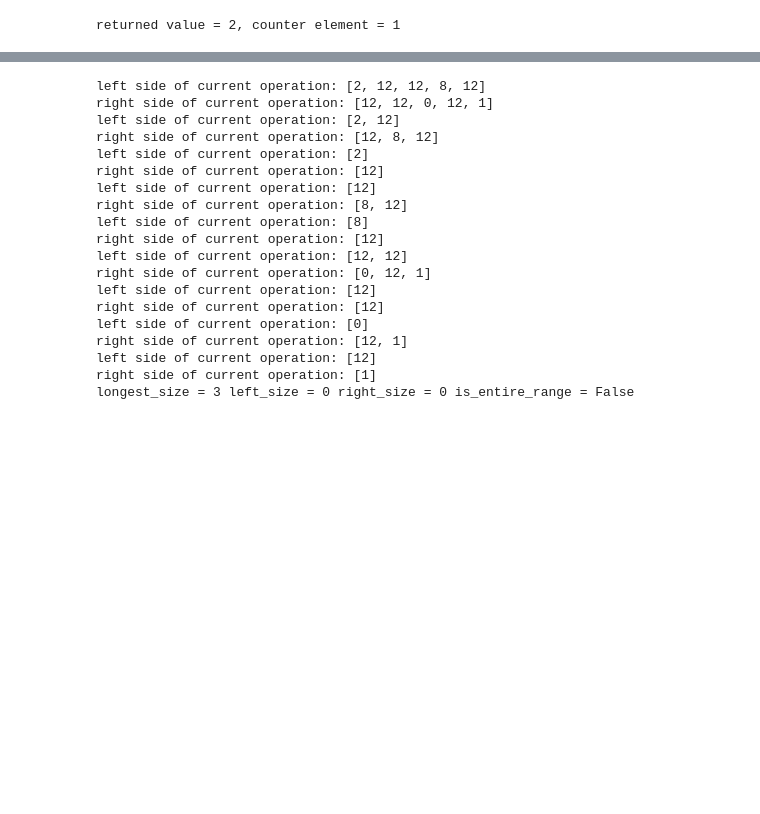
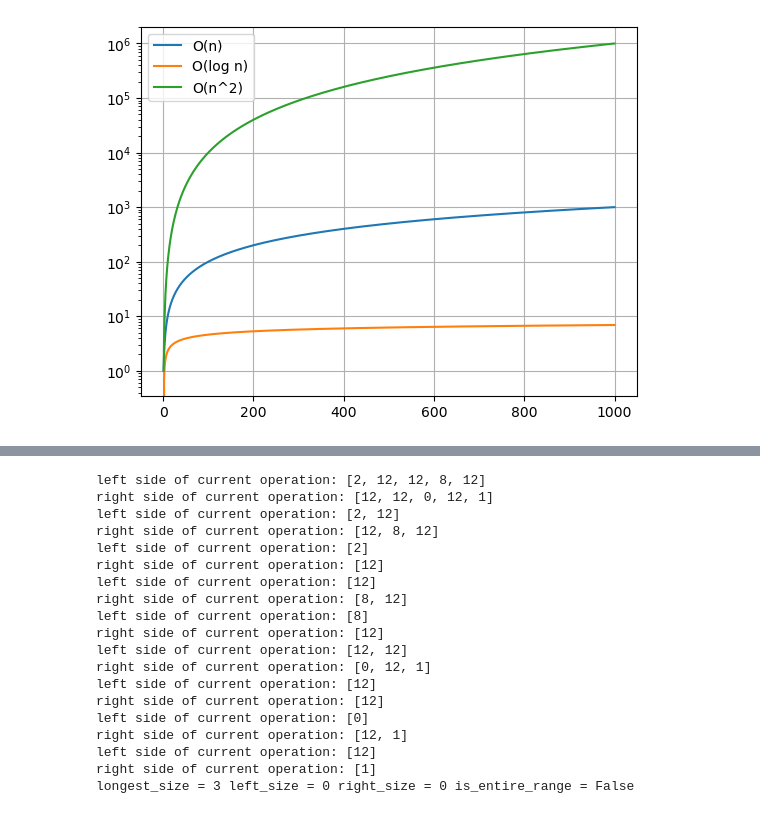
Before and after one commit to tulane-cmps6610-fall-2025/problem-set-01-arturoAltamirano, a Jupyter notebook: testingSolutions.ipynb, the cells around one changed output, grey strips where cells are left out. Saved outputs shown, nothing was run; the diff lists cells and outputs as text; code cells hidden in the pictures; blank space fills up the shorter version.

```diff
--- a/testingSolutions.ipynb
+++ b/testingSolutions.ipynb
@@ -1,13 +6,46 @@
+# %%
+# O(n)
+n_values = np.arange(1, 1001)
+
+# O(n^2)
+n_values_squared = n_values ** 2
+
+# O(log n)
+log_values = np.log(n_values)
+
+# O(n)
+n_values = np.arange(1, 1001)
+
+# O(n^2)
+n_values_squared = n_values ** 2
+
+# O(log n)
+log_values = np.log(n_values)
+
+#take some values to plot the different functions
+fig, ax = plt.subplots()
+ax.plot(n_values, n_values, label="O(n)")
+ax.plot(n_values, log_values, label="O(log n)")
+ax.plot(n_values, n_values_squared, label="O(n^2)")
+
+ax.legend()
+ax.grid(True)
+ax.set_yscale("log")
+
+#store for later
+complexity_fig = fig
+# %% [output]
+[figure, added]
 # %%
 def foo(a, b, counter):
     if a == 0:
         #print("a = 0")
-        #print(f"Counter: {counter}")
+
         return (int(b), int(counter))
 
     elif b == 0:
         #print("b = 0")
-        #print(f"Counter: {counter}")
+
         return (int(a), int(counter))
 
     else:
@@ -24,7 +62,3 @@ counter = 0
 returned_value = 0
 
 (returned_value, counter) = foo(1, 2 , 0)
-
-print(f"returned value = {returned_value}, counter element = {counter}")
-# %% [output]
-returned value = 2, counter element = 1
```
Also changed, not shown: parts of 4 cells of this notebook, 2 other files.
